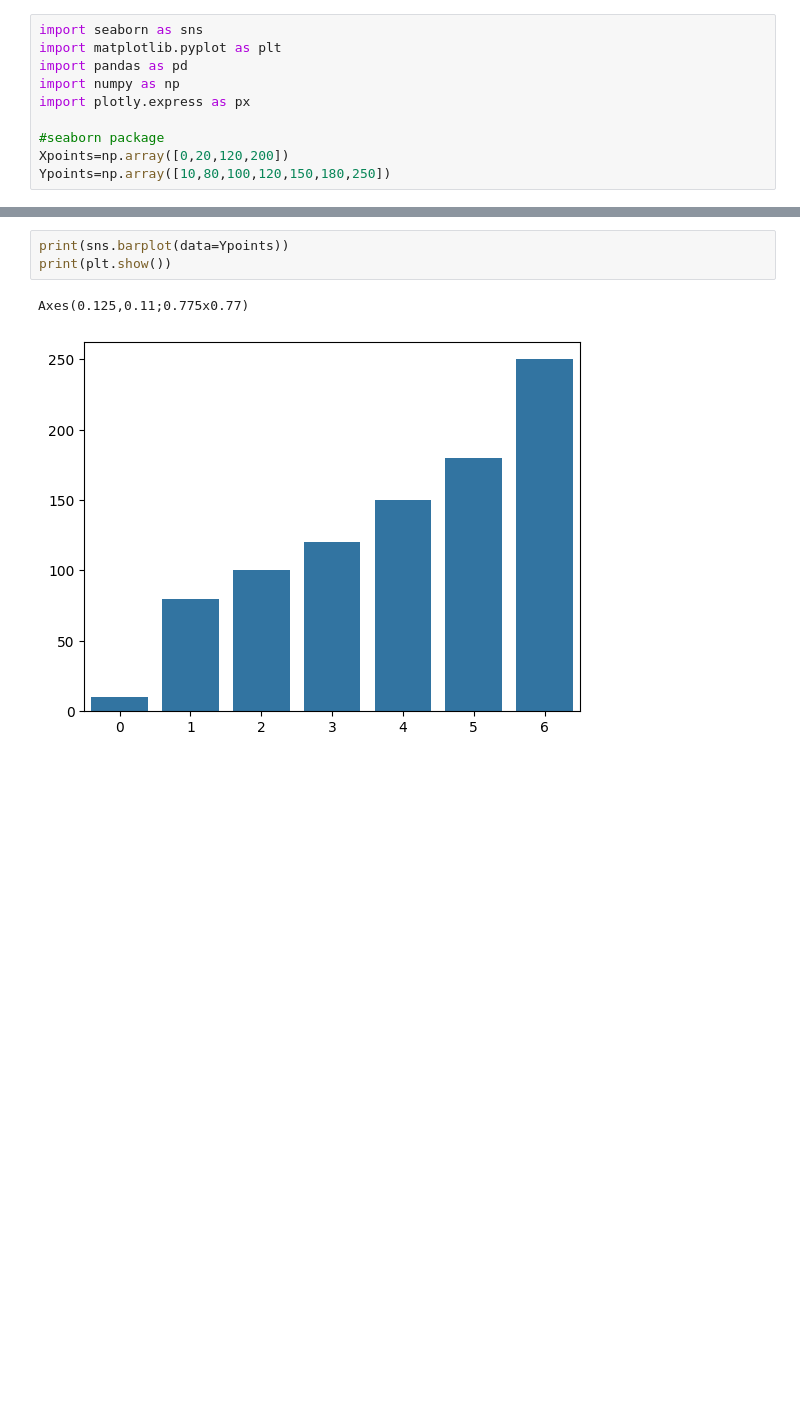
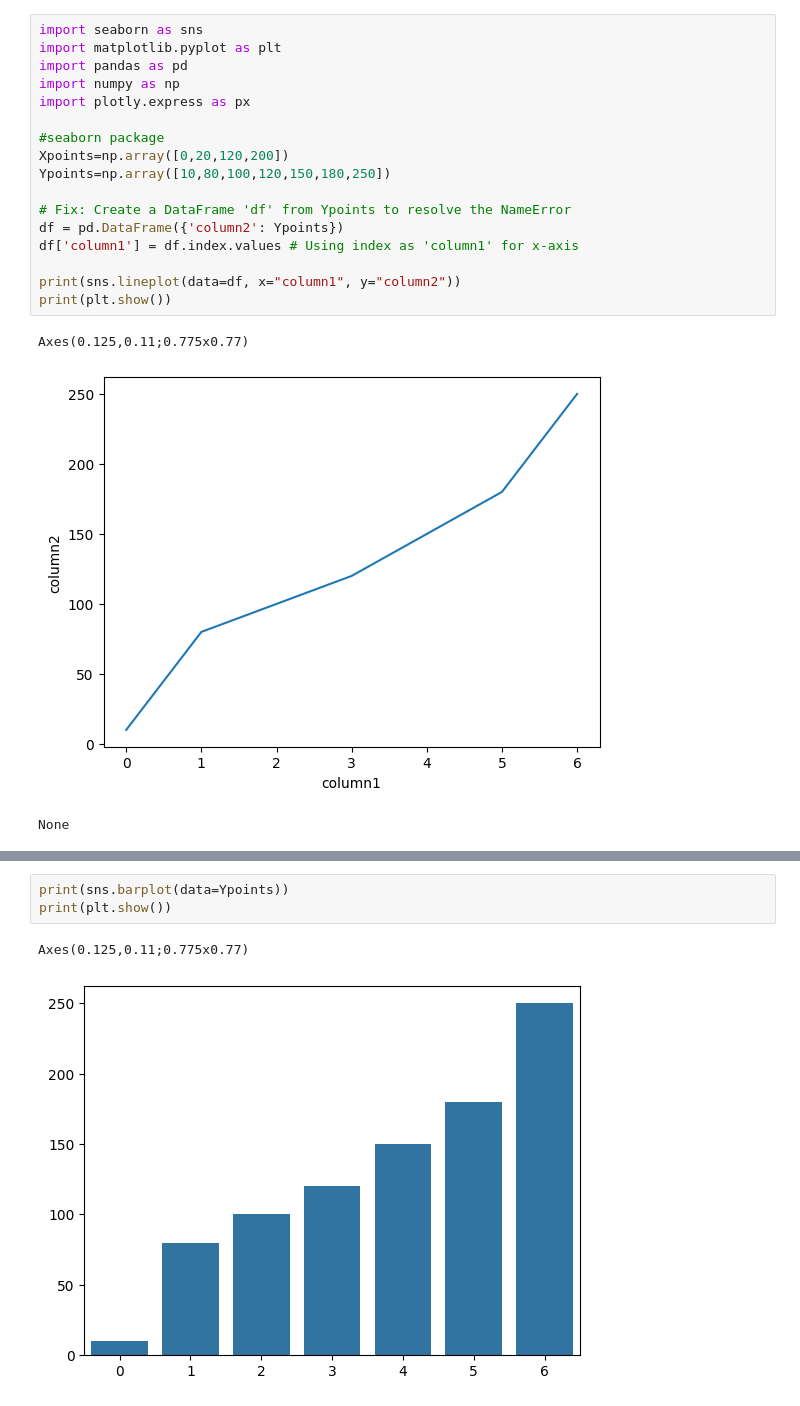
Before and after one commit to nivedhitha-e/240901070-PYTHON, a Jupyter notebook: 240901070_Data_Visualization.ipynb, the cells around one changed output, grey strips where cells are left out. Saved outputs shown, nothing was run; the diff lists cells and outputs as text; blank space fills up the shorter version.

```diff
--- a/240901070_Data_Visualization.ipynb
+++ b/240901070_Data_Visualization.ipynb
@@ -3,13 +3,24 @@
 # %%
 import seaborn as sns
 import matplotlib.pyplot as plt
 import pandas as pd
 import numpy as np
 import plotly.express as px
 
 #seaborn package
 Xpoints=np.array([0,20,120,200])
 Ypoints=np.array([10,80,100,120,150,180,250])
+
+# Fix: Create a DataFrame 'df' from Ypoints to resolve the NameError
+df = pd.DataFrame({'column2': Ypoints})
+df['column1'] = df.index.values # Using index as 'column1' for x-axis
+
+print(sns.lineplot(data=df, x="column1", y="column2"))
+print(plt.show())
+# %% [output]
+Axes(0.125,0.11;0.775x0.77)
+[figure, added]
+None
 # %%
 print(sns.scatterplot(data=Ypoints))
 print(plt.show())
```
Also changed, not shown: parts of 2 cells of this notebook.
